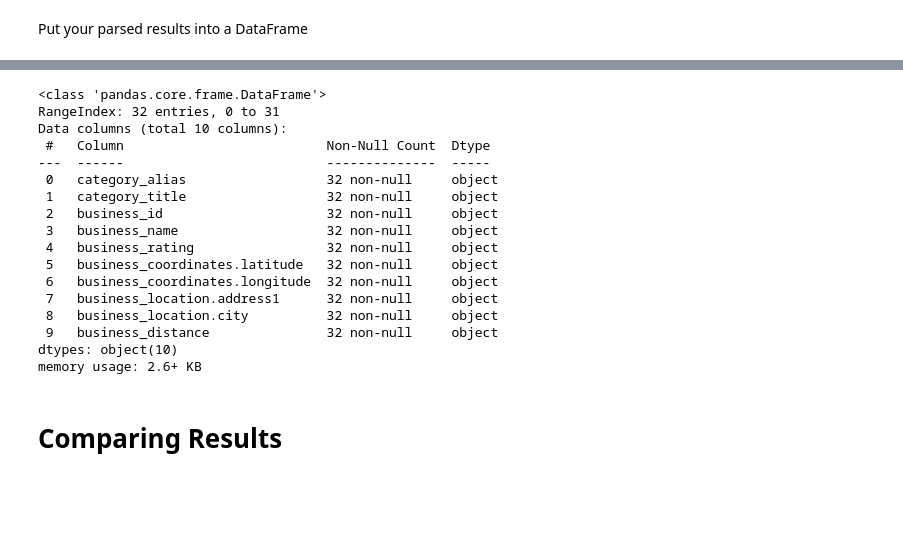
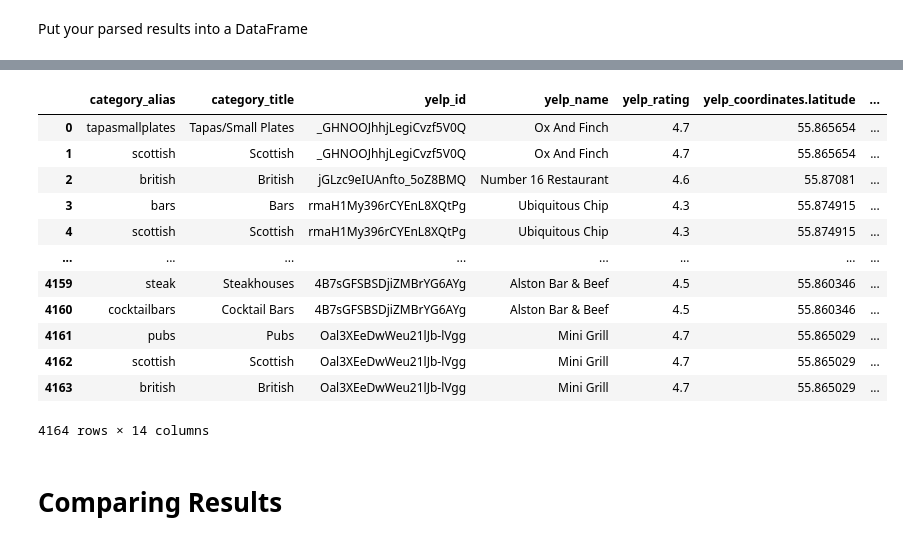
Before and after one commit to wonky-tech/Statistical-Modelling-Project, a Jupyter notebook: notebooks/yelp_foursquare_EDA.ipynb, the cells around one changed output, grey strips where cells are left out. Saved outputs shown, nothing was run; the diff lists cells and outputs as text; code cells hidden in the pictures; blank space fills up the shorter version.

```diff
--- a/notebooks/yelp_foursquare_EDA.ipynb
+++ b/notebooks/yelp_foursquare_EDA.ipynb
@@ -340,20 +199,60 @@ yelp_venues_df
-# %%
-yelp_venues_df.info()
-# %% [output]
-<class 'pandas.core.frame.DataFrame'>
-RangeIndex: 32 entries, 0 to 31
-Data columns (total 10 columns):
- #   Column                          Non-Null Count  Dtype
----  ------                          --------------  -----
- 0   category_alias                  32 non-null     object
- 1   category_title                  32 non-null     object
- 2   business_id                     32 non-null     object
- 3   business_name                   32 non-null     object
- 4   business_rating                 32 non-null     object
- 5   business_coordinates.latitude   32 non-null     object
- 6   business_coordinates.longitude  32 non-null     object
- 7   business_location.address1      32 non-null     object
- 8   business_location.city          32 non-null     object
- 9   business_distance               32 non-null     object
-dtypes: object(10)
-memory usage: 2.6+ KB
+# %%
+# Fixed parameters
+YELP_KEY = os.getenv('YELP_KEY')  # get the YELP environment variable from the OS file
+RADIUS = 1000  # meters
+
+# Call the function for each row.
+# This adds the information retrieved from the Yelp API to a new dataframe, with bike station data.
+
+dfs = []  # Initialize an empty list as temporary place for dataframes to be concatenated
+
+# iterate through all the bike station locations in the city_bikes_df dataframe.
+for i in range(len(city_bikes_df)):
+    lat = city_bikes_df['latitude'].iloc[i]
+    lon = city_bikes_df['longitude'].iloc[i]
+    bike_id = city_bikes_df['id'].iloc[i]
+    free_bikes = city_bikes_df['free_bikes'].iloc[i]
+
+# Call the function to retrieve Yelp POI data from around bike stations
+    poi_json = get_venues_yelp(lat, lon, RADIUS, YELP_KEY)
+
+# Flatten the json POI data returned by Yelp API
+    yelp_venues_df = pd.json_normalize(
+        poi_json,
+        record_path="categories",       # Path to expand nested lists
+        meta=[
+            "id",
+            "name",
+            "rating",
+            ["coordinates","latitude"],
+            ["coordinates","longitude"],
+            ["location", "address1"],
+            ["location", "city"],
+            "distance"],  # Top-level columns
+        meta_prefix="yelp_",
+        record_prefix="category_",
+        errors = 'ignore'
+    )
+# Add bike station metadata to ALL rows in yelp_venues_df
+    yelp_venues_df['bike_lat'] = lat
+    yelp_venues_df['bike_lon'] = lon
+    yelp_venues_df['bike_id'] = bike_id
+    yelp_venues_df['free_bikes'] = free_bikes
+    dfs.append(yelp_venues_df)
+
+yelp_df = pd.concat(dfs, ignore_index=True)
+yelp_df
+# %% [output]
+|  | category_alias | category_title | yelp_id | yelp_name | yelp_rating | yelp_coordinates.latitude | ... |
+| 0 | tapasmallplates | Tapas/Small Plates | _GHNOOJhhjLegiCvzf5V0Q | Ox And Finch | 4.7 | 55.865654 | ... |
+| 1 | scottish | Scottish | _GHNOOJhhjLegiCvzf5V0Q | Ox And Finch | 4.7 | 55.865654 | ... |
+| 2 | british | British | jGLzc9eIUAnfto_5oZ8BMQ | Number 16 Restaurant | 4.6 | 55.87081 | ... |
+| 3 | bars | Bars | rmaH1My396rCYEnL8XQtPg | Ubiquitous Chip | 4.3 | 55.874915 | ... |
+| 4 | scottish | Scottish | rmaH1My396rCYEnL8XQtPg | Ubiquitous Chip | 4.3 | 55.874915 | ... |
+| ... | ... | ... | ... | ... | ... | ... | ... |
+| 4159 | steak | Steakhouses | 4B7sGFSBSDjiZMBrYG6AYg | Alston Bar & Beef | 4.5 | 55.860346 | ... |
+| 4160 | cocktailbars | Cocktail Bars | 4B7sGFSBSDjiZMBrYG6AYg | Alston Bar & Beef | 4.5 | 55.860346 | ... |
+| 4161 | pubs | Pubs | Oal3XEeDwWeu21lJb-lVgg | Mini Grill | 4.7 | 55.865029 | ... |
+| 4162 | scottish | Scottish | Oal3XEeDwWeu21lJb-lVgg | Mini Grill | 4.7 | 55.865029 | ... |
+| 4163 | british | British | Oal3XEeDwWeu21lJb-lVgg | Mini Grill | 4.7 | 55.865029 | ... |
+4164 rows × 14 columns
```
Also changed, not shown: parts of 15 cells of this notebook, 6 other files.
